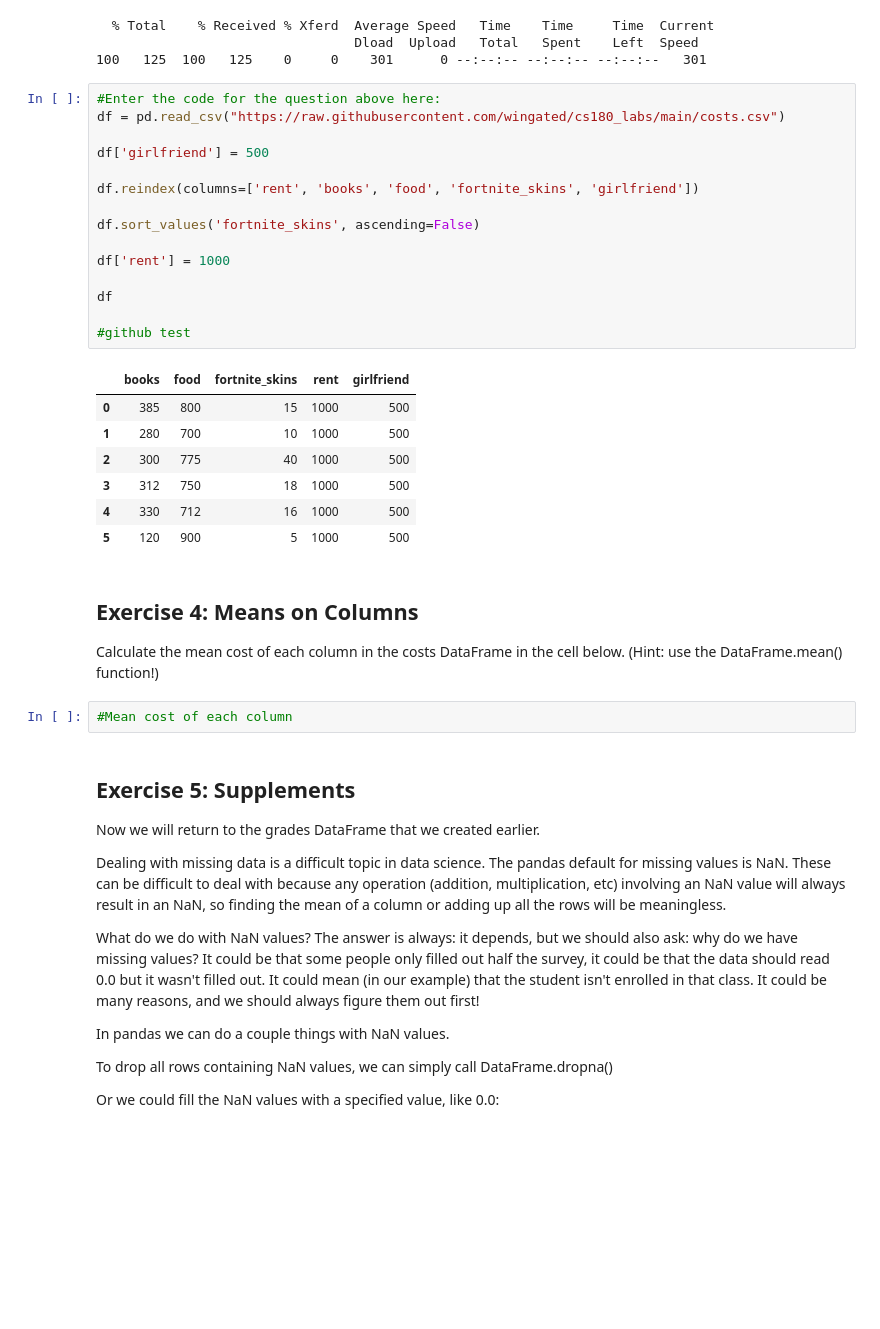
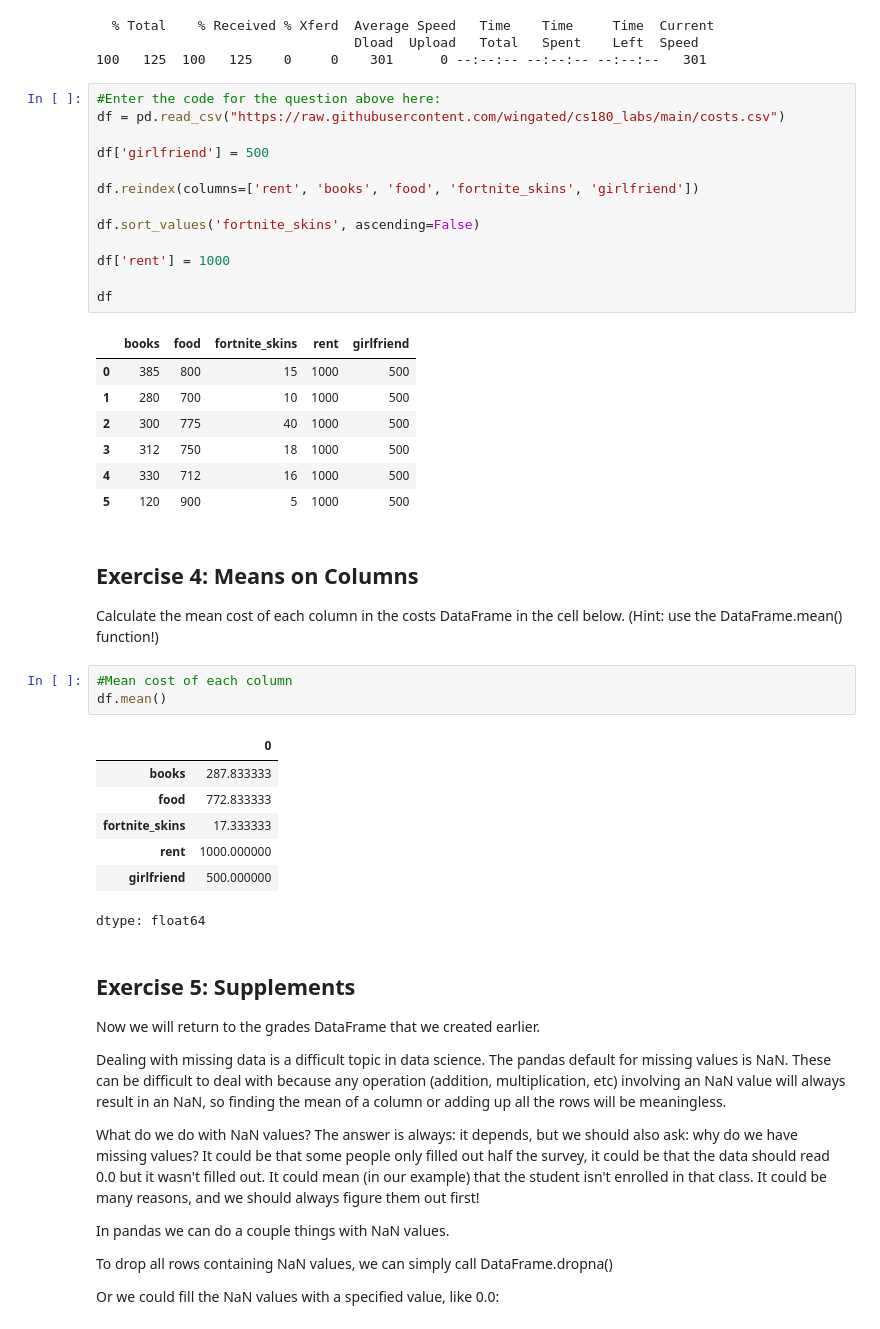
Before and after one commit to corbe19/CS180, a Jupyter notebook: 03_pandas.ipynb, the cells around one changed output. Drawn from its saved outputs; the diff is of its cells as text; blank space fills up the shorter version.

```diff
--- a/03_pandas.ipynb
+++ b/03_pandas.ipynb
@@ -206,8 +206,6 @@ df.sort_values('fortnite_skins', ascending=False)
 df['rent'] = 1000
 
 df
-
-#github test
 # %% [output]
 |  | books | food | fortnite_skins | rent | girlfriend |
 | 0 | 385 | 800 | 15 | 1000 | 500 |
@@ -221,6 +219,15 @@ df
 Calculate the mean cost of each column in the costs DataFrame in the cell below. (Hint: use the DataFrame.mean() function!)
 # %%
 #Mean cost of each column
+df.mean()
+# %% [output]
+|  | 0 |
+| books | 287.833333 |
+| food | 772.833333 |
+| fortnite_skins | 17.333333 |
+| rent | 1000.000000 |
+| girlfriend | 500.000000 |
+dtype: float64
 # %% [markdown]
 ## Exercise 5: Supplements
 
```
Also changed, not shown: parts of 3 cells of this notebook.
